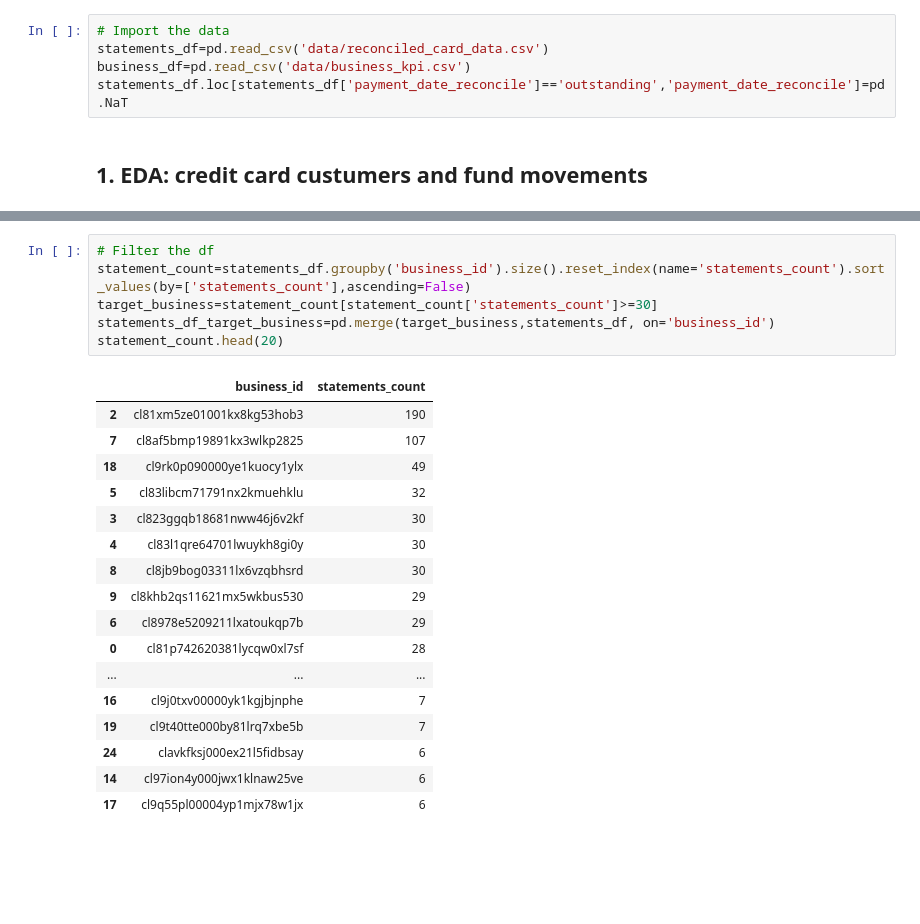
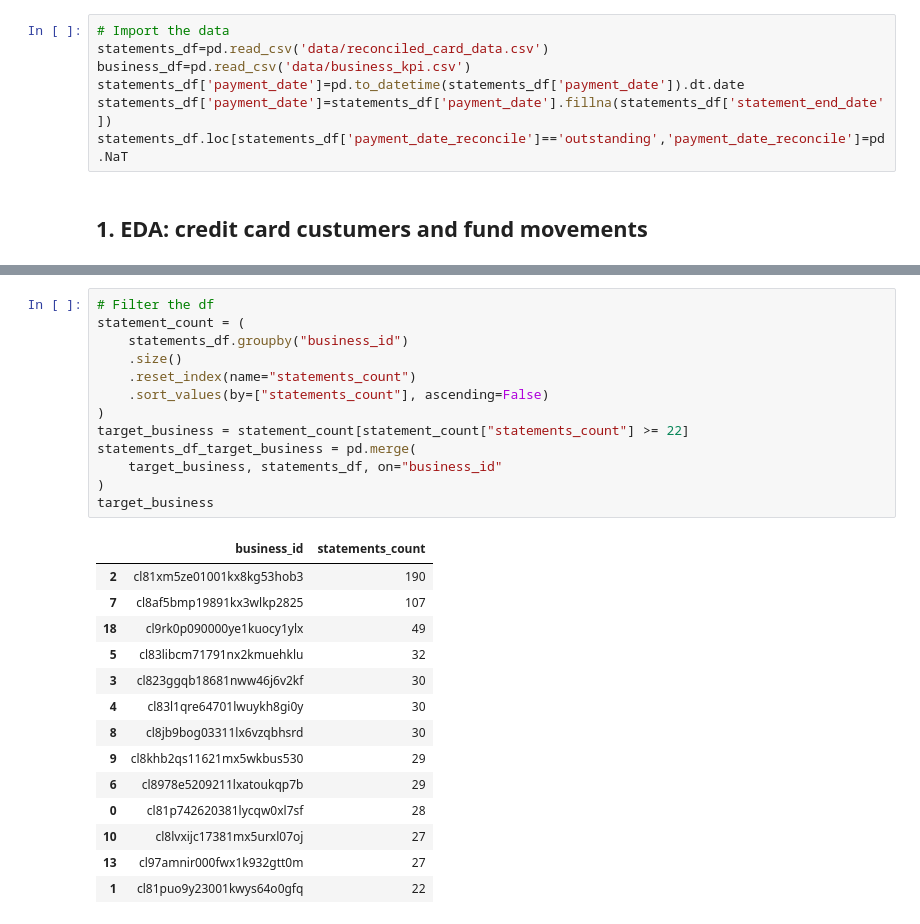
Before and after one commit to mruedar9/k-business-analyst-project, a Jupyter notebook: part2.ipynb, the cells around one changed output, grey strips where cells are left out. Cells and saved outputs as stored; diff of their text form; blank space fills up the shorter version.

```diff
--- a/part2.ipynb
+++ b/part2.ipynb
@@ -7,6 +14,8 @@ import plotly.graph_objects as go
 # Import the data
 statements_df=pd.read_csv('data/reconciled_card_data.csv')
 business_df=pd.read_csv('data/business_kpi.csv')
+statements_df['payment_date']=pd.to_datetime(statements_df['payment_date']).dt.date
+statements_df['payment_date']=statements_df['payment_date'].fillna(statements_df['statement_end_date'])
 statements_df.loc[statements_df['payment_date_reconcile']=='outstanding','payment_date_reconcile']=pd.NaT
 # %% [markdown]
 ## 1. EDA: credit card custumers and fund movements
@@ -18,24 +32,28 @@ statements_df.loc[statements_df['payment_date_reconcile']=='outstanding','paymen
 # %%
 # Filter the df
-statement_count=statements_df.groupby('business_id').size().reset_index(name='statements_count').sort_values(by=['statements_count'],ascending=False)
-target_business=statement_count[statement_count['statements_count']>=30]
-statements_df_target_business=pd.merge(target_business,statements_df, on='business_id')
-statement_count.head(20)
+statement_count = (
+    statements_df.groupby("business_id")
+    .size()
+    .reset_index(name="statements_count")
+    .sort_values(by=["statements_count"], ascending=False)
+)
+target_business = statement_count[statement_count["statements_count"] >= 22]
+statements_df_target_business = pd.merge(
+    target_business, statements_df, on="business_id"
+)
+target_business
 # %% [output]
 |  | business_id | statements_count |
 | 2 | cl81xm5ze01001kx8kg53hob3 | 190 |
 | 7 | cl8af5bmp19891kx3wlkp2825 | 107 |
 | 18 | cl9rk0p090000ye1kuocy1ylx | 49 |
 | 5 | cl83libcm71791nx2kmuehklu | 32 |
 | 3 | cl823ggqb18681nww46j6v2kf | 30 |
 | 4 | cl83l1qre64701lwuykh8gi0y | 30 |
 | 8 | cl8jb9bog03311lx6vzqbhsrd | 30 |
 | 9 | cl8khb2qs11621mx5wkbus530 | 29 |
 | 6 | cl8978e5209211lxatoukqp7b | 29 |
 | 0 | cl81p742620381lycqw0xl7sf | 28 |
-| ... | ... | ... |
-| 16 | cl9j0txv00000yk1kgjbjnphe | 7 |
-| 19 | cl9t40tte000by81lrq7xbe5b | 7 |
-| 24 | clavkfksj000ex21l5fidbsay | 6 |
-| 14 | cl97ion4y000jwx1klnaw25ve | 6 |
-| 17 | cl9q55pl00004yp1mjx78w1jx | 6 |
+| 10 | cl8lvxijc17381mx5urxl07oj | 27 |
+| 13 | cl97amnir000fwx1k932gtt0m | 27 |
+| 1 | cl81puo9y23001kwys64o0gfq | 22 |
```
Also changed, not shown: parts of 29 cells of this notebook, 4 other files.
